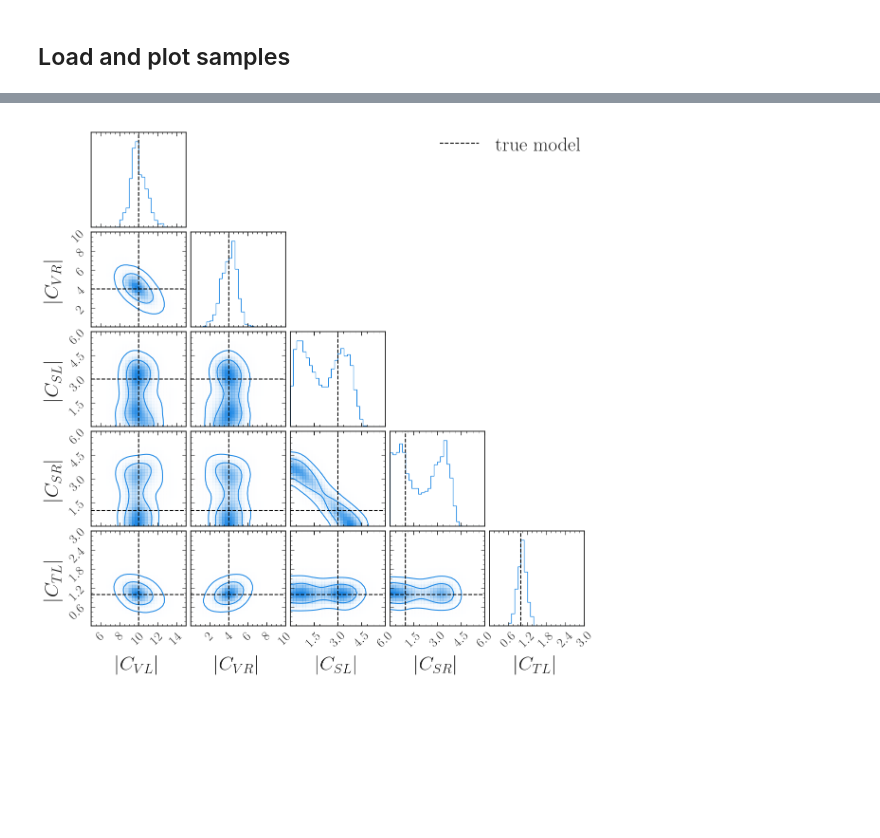
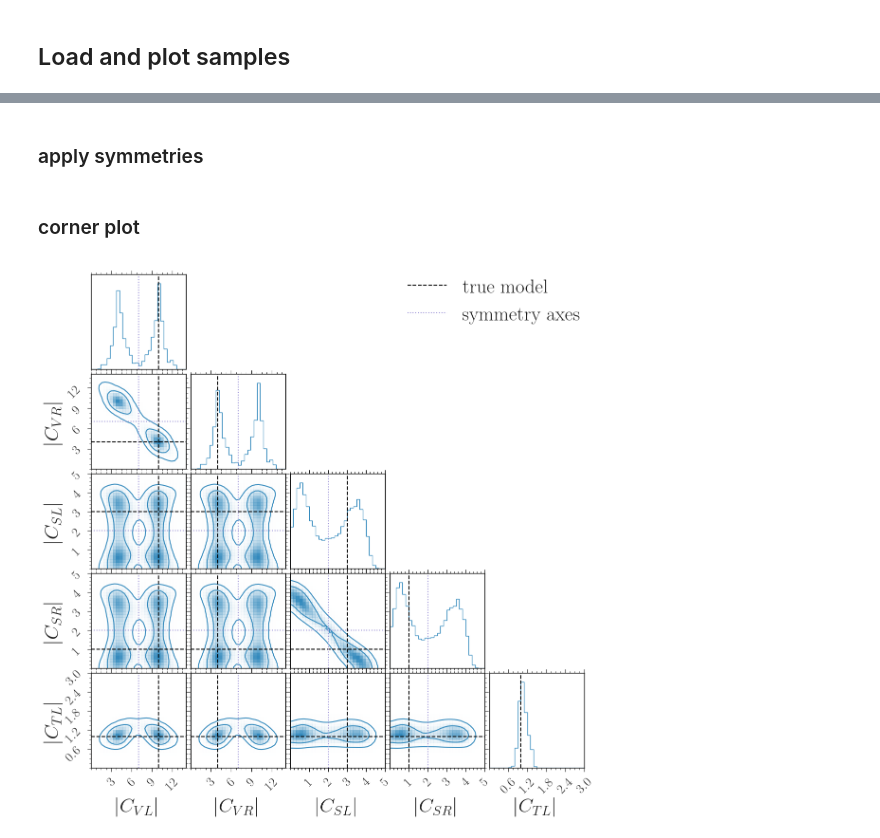
Before and after one commit to lorenzennio/redist, a Jupyter notebook: examples/combination_plot_samples.ipynb, the cells around one changed output, grey strips where cells are left out. Saved outputs shown, nothing was run; the diff lists cells and outputs as text; code cells hidden in the pictures; blank space fills up the shorter version.

Commit message:
add constraints to combination posterior and symmetrize samples

```diff
--- a/examples/combination_plot_samples.ipynb
+++ b/examples/combination_plot_samples.ipynb
@@ -22,9 +22,9 @@ yields = data[:model.config.nmaindata]
 # %% [markdown]
 ## Load and plot samples
 # %%
-post_data = az.from_json( 'samples/comb_post_data.json')
-post_pred = az.from_json( 'samples/comb_post_pred.json')
-prior_pred = az.from_json('samples/comb_prior_pred.json')
+post_data = az.from_json( 'samples/paper/comb_constr_post_data.json')
+post_pred = az.from_json( 'samples/paper/comb_constr_post_pred.json')
+prior_pred = az.from_json('samples/paper/comb_constr_prior_pred.json')
 # %%
 plotting.prior_posterior_predictives(model=model, data=yields, post_pred=post_pred, prior_pred=prior_pred)
 plt.show()
@@ -43,0 +44,2 @@ array([<Axes: title={'center': '94.0% HDI'}>,
+# %% [markdown]
+### apply symmetries
@@ -44,38 +54,61 @@ array([<Axes: title={'center': '94.0% HDI'}>,
+# %%
+
+post_data_copy = post_data.copy()
+post_data_copy.posterior['cvl'].values = post_data.posterior['cvr'].values
+post_data_copy.posterior['cvr'].values = post_data.posterior['cvl'].values
+post_data_copy.posterior['csl'].values = post_data.posterior['csr'].values
+post_data_copy.posterior['csr'].values = post_data.posterior['csl'].values
+post_data_concat = az.concat(post_data, post_data_copy, dim='chain')
+
+post_data_copy = post_data.copy()
+post_data_copy.posterior['cvl'].values = post_data.posterior['cvr'].values
+post_data_copy.posterior['cvr'].values = post_data.posterior['cvl'].values
+post_data_concat = az.concat(post_data_concat, post_data_copy, dim='chain')
+
+post_data_copy = post_data.copy()
+post_data_copy.posterior['csl'].values = post_data.posterior['csr'].values
+post_data_copy.posterior['csr'].values = post_data.posterior['csl'].values
+post_data_concat = az.concat(post_data_concat, post_data_copy, dim='chain')
+# %% [markdown]
+### corner plot
 # %%
 cvl = r'$|C_{VL}|$'
 cvr = r'$|C_{VR}|$'
 csl = r'$|C_{SL}|$'
 csr = r'$|C_{SR}|$'
 ctl = r'$|C_{TL}|$'
 labels = [cvl, cvr, csl, csr, ctl]
 
 plt.rcParams.update({'xtick.labelsize': 20})
 plt.rcParams.update({'ytick.labelsize': 20})
 
 file = 'results/combination_samples.pdf'
 
-fig = corner.corner(post_data.posterior,
+fig = corner.corner(post_data_concat.posterior,
                     var_names=['cvl', 'cvr', 'csl', 'csr', 'ctl'],
                     bins=30,
                     levels=(0.68, 0.95),
                     # quantiles=(0.025, 0.975),
-                    range = [(5,15),(0,10),(0,6),(0,6),(0,3)],
-                    smooth=2.,
+                    range = [(0,14),(0,14),(0,5),(0,5),(0,3)],
+                    smooth=1.5,
                     labels=labels,
-                    color='#1E88E5',
+                    color='C0',
                     plot_datapoints=False,
                     label_kwargs = {'fontsize':  30}
                     );
 
 truewcs = [10, 4, 3, 1, 1]
 corner.overplot_lines(fig, truewcs, color='k', label='true model', linestyle='--')
+
+truewcs = [7, 7, 2, 2, 100]
+corner.overplot_lines(fig, truewcs, color='C2', label='symmetry axes', linestyle=':')
 
 fig.legend(
         handles = fig.axes[0].get_legend_handles_labels()[0],
         fontsize=30, loc="upper right"
     )
 
 plt.savefig(file)
 plt.show()
 # %% [output]
-[figure, old version]
+[figure, new version]
```
Also changed, not shown: parts of 4 cells of this notebook, 1 other file.
